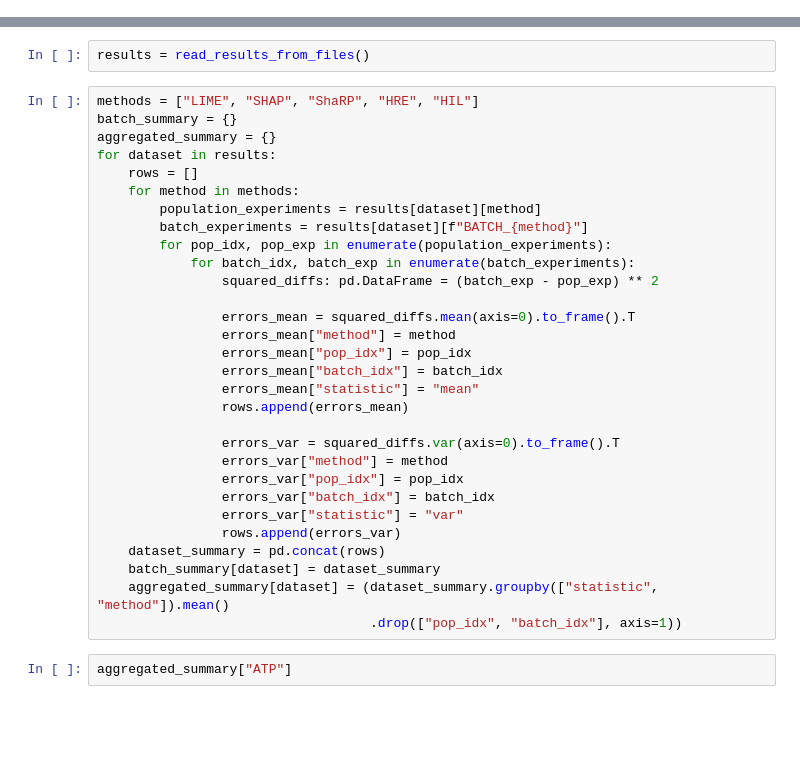
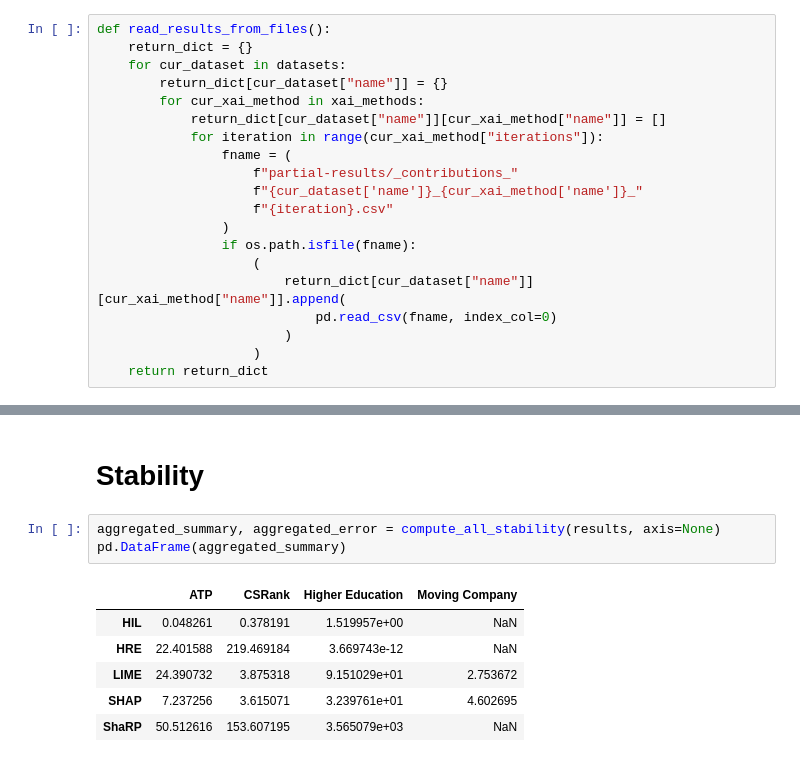
Before and after one commit to DataResponsibly/xAI-Ranking-Benchmark, a Jupyter notebook: notebooks/0.2-basic-experiment.ipynb, the cells around one changed output, grey strips where cells are left out. Drawn from its saved outputs; the diff is of its cells as text; blank space fills up the shorter version.

```diff
--- a/notebooks/0.2-basic-experiment.ipynb
+++ b/notebooks/0.2-basic-experiment.ipynb
@@ -131,2 +154,22 @@ for dataset in datasets:
         # with open(f"_contributions_{dataset['name']}_{xai_method['name']}.npy", "wb") as f:
         #     np.save(f, contributions)
+# %%
+def read_results_from_files():
+    return_dict = {}
+    for cur_dataset in datasets:
+        return_dict[cur_dataset["name"]] = {}
+        for cur_xai_method in xai_methods:
+            return_dict[cur_dataset["name"]][cur_xai_method["name"]] = []
+            for iteration in range(cur_xai_method["iterations"]):
+                fname = (
+                    f"partial-results/_contributions_"
+                    f"{cur_dataset['name']}_{cur_xai_method['name']}_"
+                    f"{iteration}.csv"
+                )
+                if os.path.isfile(fname):
+                    (
+                        return_dict[cur_dataset["name"]][cur_xai_method["name"]].append(
+                            pd.read_csv(fname, index_col=0)
+                        )
+                    )
+    return return_dict
@@ -150,35 +198,13 @@ def read_results_from_files():
-# %%
-results = read_results_from_files()
-# %%
-methods = ["LIME", "SHAP", "ShaRP", "HRE", "HIL"]
-batch_summary = {}
-aggregated_summary = {}
-for dataset in results:
-    rows = []
-    for method in methods:
-        population_experiments = results[dataset][method]
-        batch_experiments = results[dataset][f"BATCH_{method}"]
-        for pop_idx, pop_exp in enumerate(population_experiments):
-            for batch_idx, batch_exp in enumerate(batch_experiments):
-                squared_diffs: pd.DataFrame = (batch_exp - pop_exp) ** 2
-
-                errors_mean = squared_diffs.mean(axis=0).to_frame().T
-                errors_mean["method"] = method
-                errors_mean["pop_idx"] = pop_idx
-                errors_mean["batch_idx"] = batch_idx
-                errors_mean["statistic"] = "mean"
-                rows.append(errors_mean)
-
-                errors_var = squared_diffs.var(axis=0).to_frame().T
-                errors_var["method"] = method
-                errors_var["pop_idx"] = pop_idx
-                errors_var["batch_idx"] = batch_idx
-                errors_var["statistic"] = "var"
-                rows.append(errors_var)
-    dataset_summary = pd.concat(rows)
-    batch_summary[dataset] = dataset_summary
-    aggregated_summary[dataset] = (dataset_summary.groupby(["statistic", "method"]).mean()
-                                   .drop(["pop_idx", "batch_idx"], axis=1))
-# %%
-aggregated_summary["ATP"]
+# %% [markdown]
+# Stability
+# %%
+aggregated_summary, aggregated_error = compute_all_stability(results, axis=None)
+pd.DataFrame(aggregated_summary)
+# %% [output]
+|  | ATP | CSRank | Higher Education | Moving Company |
+| HIL | 0.048261 | 0.378191 | 1.519957e+00 | NaN |
+| HRE | 22.401588 | 219.469184 | 3.669743e-12 | NaN |
+| LIME | 24.390732 | 3.875318 | 9.151029e+01 | 2.753672 |
+| SHAP | 7.237256 | 3.615071 | 3.239761e+01 | 4.602695 |
+| ShaRP | 50.512616 | 153.607195 | 3.565079e+03 | NaN |
 # %%
```
Also changed, not shown: parts of 16 cells of this notebook, 9 other files.
